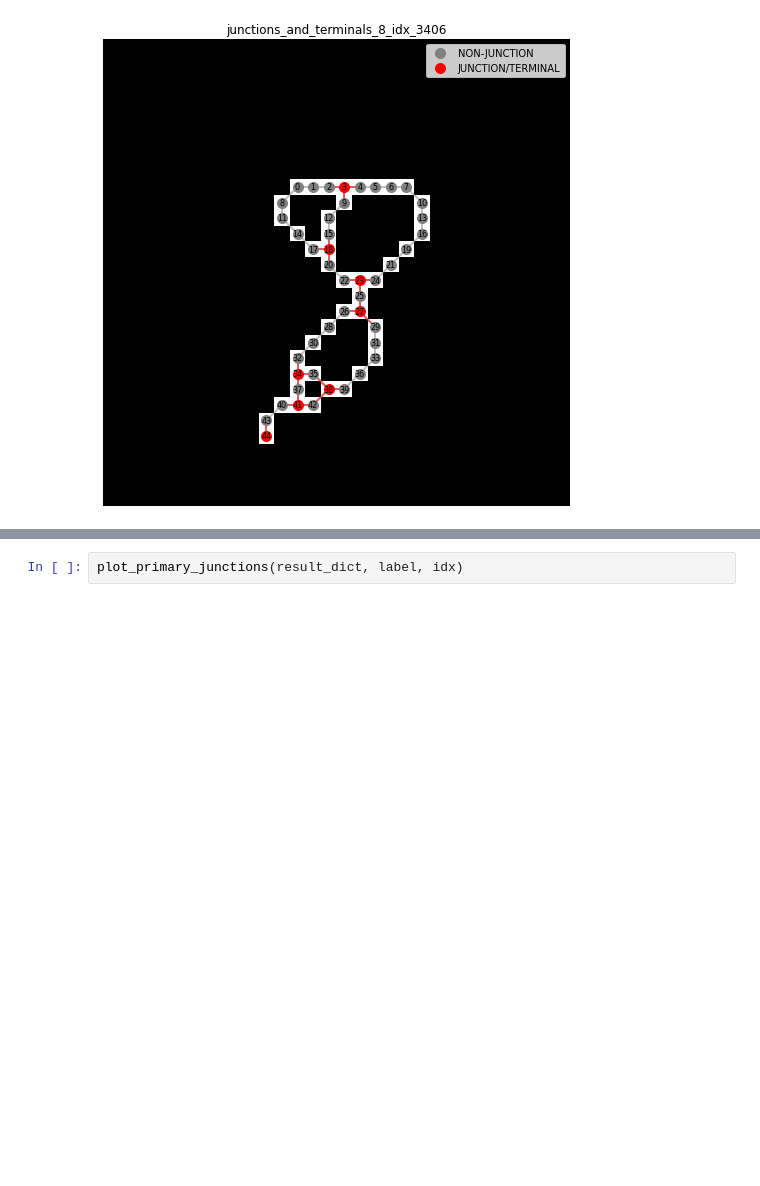
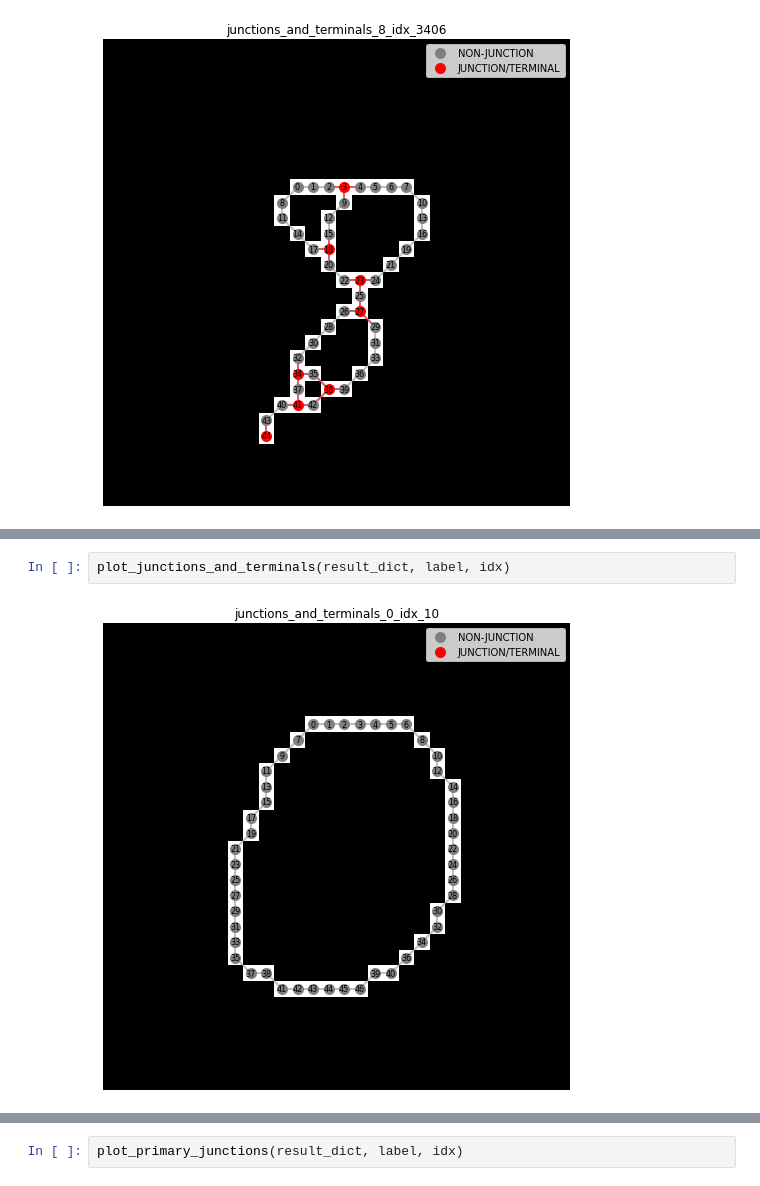
Before and after one commit to GeoAIR-lab/TGGLinesPlus, a Jupyter notebook: notebooks/2_path_segmentation.ipynb, the cells around one changed output, grey strips where cells are left out. Drawn from its saved outputs; the diff is of its cells as text; blank space fills up the shorter version.

```diff
--- a/notebooks/2_path_segmentation.ipynb
+++ b/notebooks/2_path_segmentation.ipynb
@@ -203,0 +136,4 @@ Let's do the same thing with the list of other interesting examples that we've p
+# %%
+plot_junctions_and_terminals(result_dict, label, idx)
+# %% [output]
+[figure, added]
```
Also changed, not shown: parts of 27 cells of this notebook, 2 other files.
